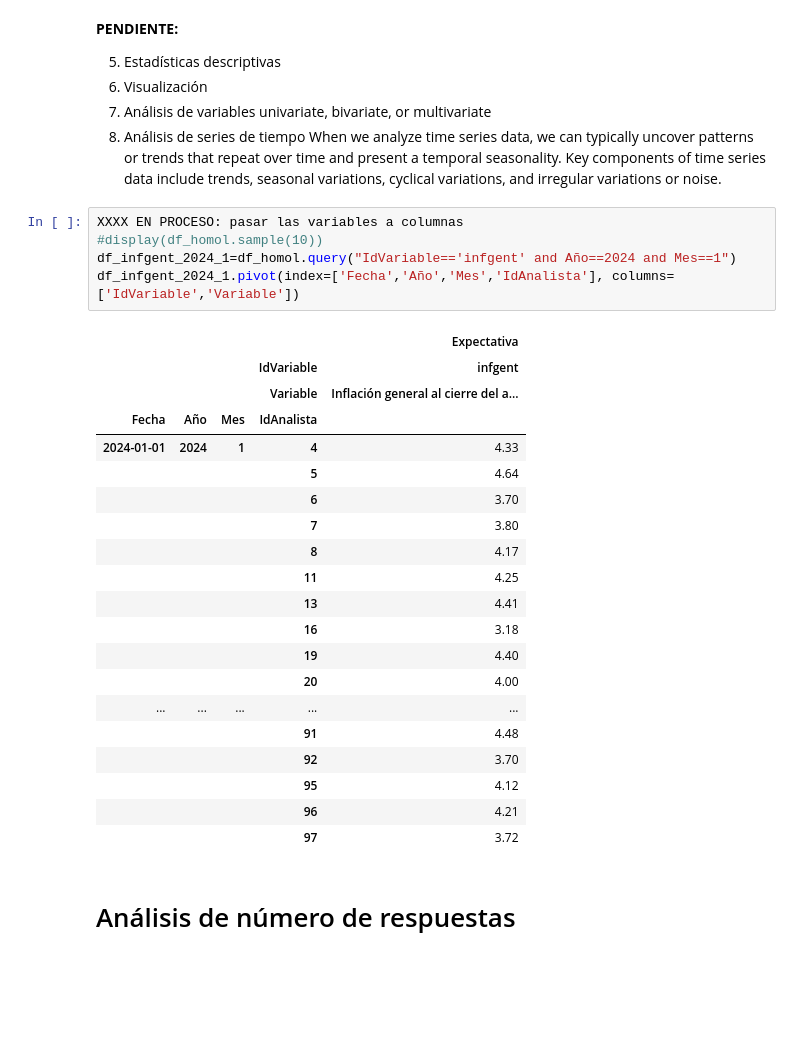
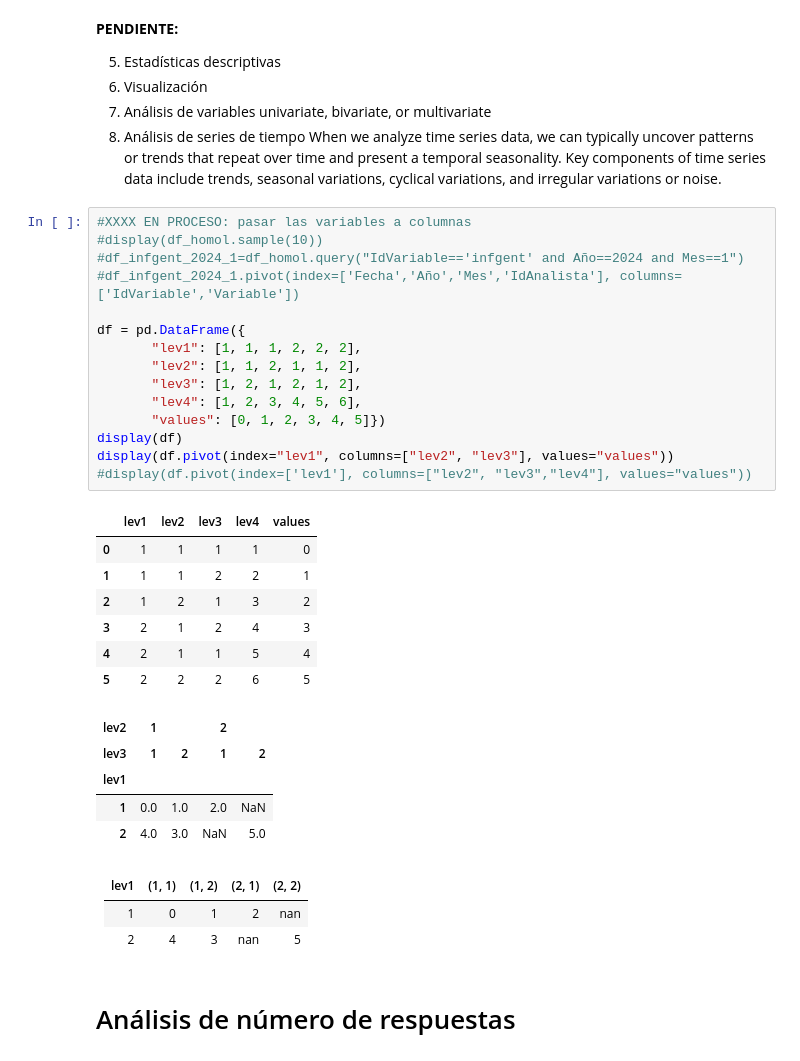
Before and after one commit to arturotena/MemoriaSeminario2024, a Jupyter notebook: Avance.ipynb, the cells around one changed output. Cells and saved outputs as stored; diff of their text form; blank space fills up the shorter version.

```diff
--- a/Avance.ipynb
+++ b/Avance.ipynb
@@ -334,31 +334,38 @@ univariate, bivariate, or multivariate
 8. Análisis de series de tiempo
 When we analyze time series data, we can typically uncover patterns or trends that repeat over time and present a temporal seasonality. Key components of time series data include trends, seasonal variations, cyclical variations, and irregular variations or noise.
 # %%
-XXXX EN PROCESO: pasar las variables a columnas
+#XXXX EN PROCESO: pasar las variables a columnas
 #display(df_homol.sample(10))
-df_infgent_2024_1=df_homol.query("IdVariable=='infgent' and Año==2024 and Mes==1")
-df_infgent_2024_1.pivot(index=['Fecha','Año','Mes','IdAnalista'], columns=['IdVariable','Variable'])
+#df_infgent_2024_1=df_homol.query("IdVariable=='infgent' and Año==2024 and Mes==1")
+#df_infgent_2024_1.pivot(index=['Fecha','Año','Mes','IdAnalista'], columns=['IdVariable','Variable'])
+
+df = pd.DataFrame({
+       "lev1": [1, 1, 1, 2, 2, 2],
+       "lev2": [1, 1, 2, 1, 1, 2],
+       "lev3": [1, 2, 1, 2, 1, 2],
+       "lev4": [1, 2, 3, 4, 5, 6],
+       "values": [0, 1, 2, 3, 4, 5]})
+display(df)
+display(df.pivot(index="lev1", columns=["lev2", "lev3"], values="values"))
+#display(df.pivot(index=['lev1'], columns=["lev2", "lev3","lev4"], values="values"))
 # %% [output]
-|  |  |  |  | Expectativa |
-|  |  |  | IdVariable | infgent |
-|  |  |  | Variable | Inflación general al cierre del a... |
-| Fecha | Año | Mes | IdAnalista |  |
-| 2024-01-01 | 2024 | 1 | 4 | 4.33 |
-|  |  |  | 5 | 4.64 |
-|  |  |  | 6 | 3.70 |
-|  |  |  | 7 | 3.80 |
-|  |  |  | 8 | 4.17 |
-|  |  |  | 11 | 4.25 |
-|  |  |  | 13 | 4.41 |
-|  |  |  | 16 | 3.18 |
-|  |  |  | 19 | 4.40 |
-|  |  |  | 20 | 4.00 |
-| ... | ... | ... | ... | ... |
-|  |  |  | 91 | 4.48 |
-|  |  |  | 92 | 3.70 |
-|  |  |  | 95 | 4.12 |
-|  |  |  | 96 | 4.21 |
-|  |  |  | 97 | 3.72 |
+|  | lev1 | lev2 | lev3 | lev4 | values |
+| 0 | 1 | 1 | 1 | 1 | 0 |
+| 1 | 1 | 1 | 2 | 2 | 1 |
+| 2 | 1 | 2 | 1 | 3 | 2 |
+| 3 | 2 | 1 | 2 | 4 | 3 |
+| 4 | 2 | 1 | 1 | 5 | 4 |
+| 5 | 2 | 2 | 2 | 6 | 5 |
+| lev2 | 1 |  | 2 |  |
+| lev3 | 1 | 2 | 1 | 2 |
+| lev1 |  |  |  |  |
+| 1 | 0.0 | 1.0 | 2.0 | NaN |
+| 2 | 4.0 | 3.0 | NaN | 5.0 |
+# %% [markdown]
+|   lev1 |   (1, 1) |   (1, 2) |   (2, 1) |   (2, 2) |
+|-------:|---------:|---------:|---------:|---------:|
+|      1 |        0 |        1 |        2 |      nan |
+|      2 |        4 |        3 |      nan |        5 |
 # %% [markdown]
 # Análisis de número de respuestas
 # %%
```
